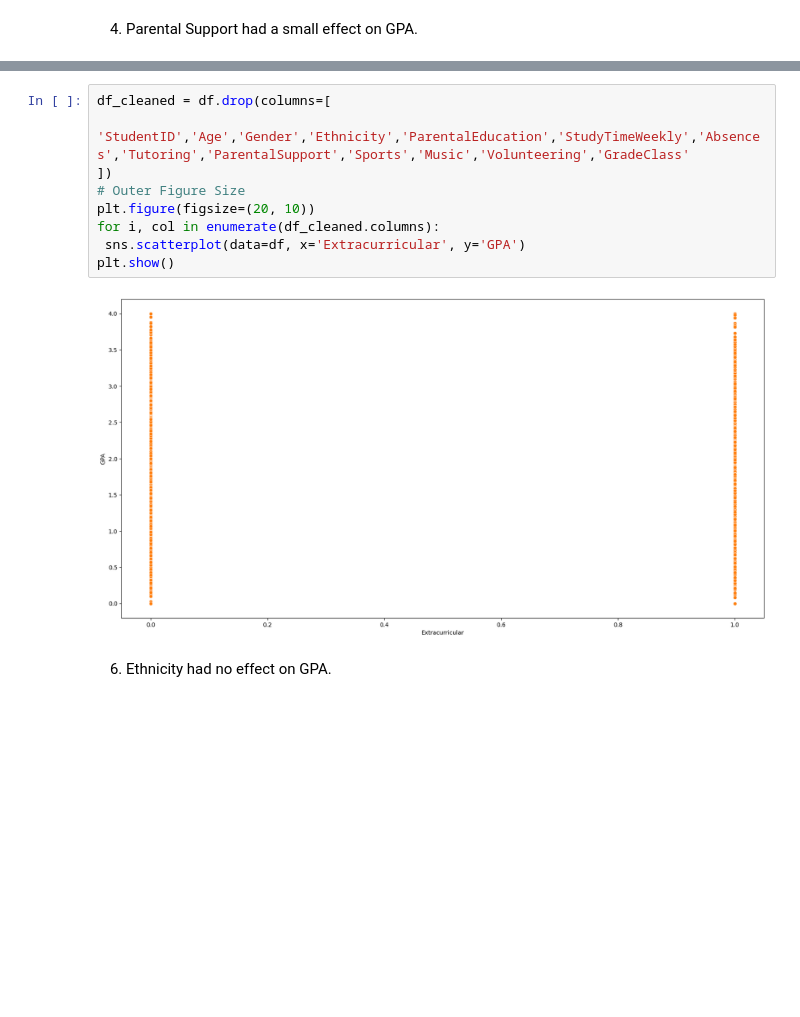
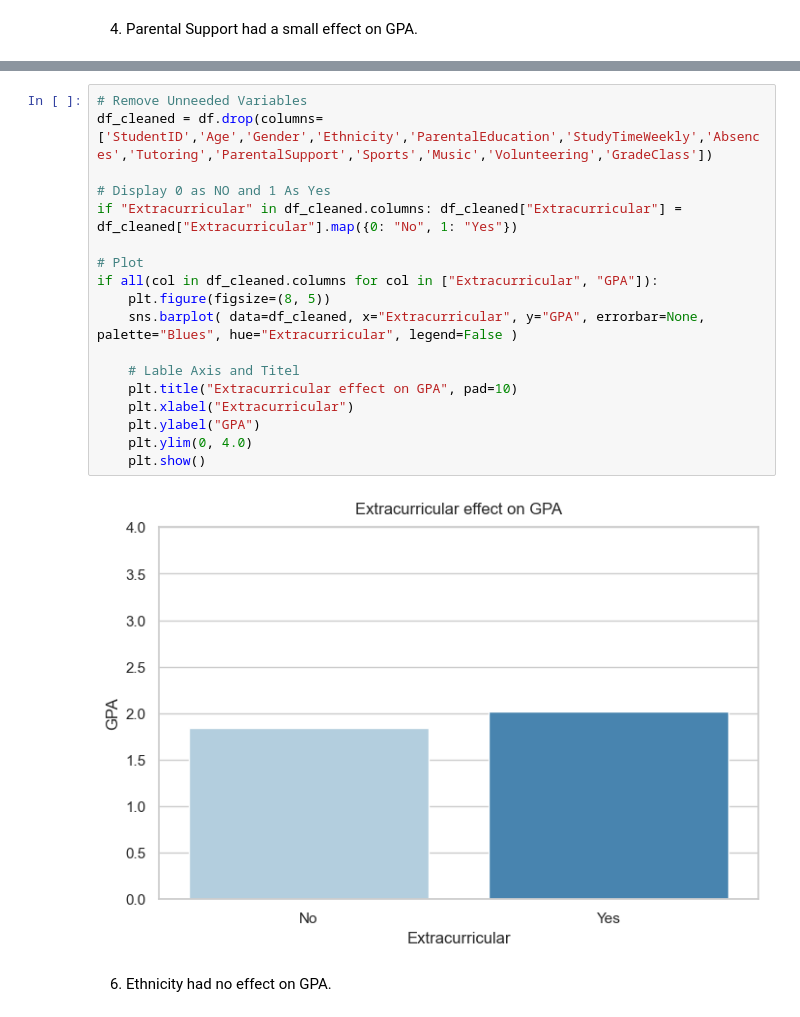
Before and after one commit to BeardedSeal77/MLG382_Guided_Project, a Jupyter notebook: Notebooks/Group T.ipynb, the cells around one changed output, grey strips where cells are left out. Drawn from its saved outputs; the diff is of its cells as text; blank space fills up the shorter version.

```diff
--- a/Notebooks/Group T.ipynb
+++ b/Notebooks/Group T.ipynb
@@ -296,14 +309,23 @@ plt.show()
 # %%
-df_cleaned = df.drop(columns=[
-    'StudentID','Age','Gender','Ethnicity','ParentalEducation','StudyTimeWeekly','Absences','Tutoring','ParentalSupport','Sports','Music','Volunteering','GradeClass'
-])
-# Outer Figure Size
-plt.figure(figsize=(20, 10))
-for i, col in enumerate(df_cleaned.columns):
- sns.scatterplot(data=df, x='Extracurricular', y='GPA')
-plt.show()
+# Remove Unneeded Variables
+df_cleaned = df.drop(columns=['StudentID','Age','Gender','Ethnicity','ParentalEducation','StudyTimeWeekly','Absences','Tutoring','ParentalSupport','Sports','Music','Volunteering','GradeClass'])
+
+# Display 0 as NO and 1 As Yes
+if "Extracurricular" in df_cleaned.columns: df_cleaned["Extracurricular"] = df_cleaned["Extracurricular"].map({0: "No", 1: "Yes"})
+
+# Plot
+if all(col in df_cleaned.columns for col in ["Extracurricular", "GPA"]):
+    plt.figure(figsize=(8, 5))
+    sns.barplot( data=df_cleaned, x="Extracurricular", y="GPA", errorbar=None, palette="Blues", hue="Extracurricular", legend=False )
+
+    # Lable Axis and Titel
+    plt.title("Extracurricular effect on GPA", pad=10)
+    plt.xlabel("Extracurricular")
+    plt.ylabel("GPA")
+    plt.ylim(0, 4.0)
+    plt.show()
 # %% [output]
-[figure, old version]
+[figure, new version]
 # %% [markdown]
 6. Ethnicity had no effect on GPA.
 # %%
```
Also changed, not shown: parts of 17 cells of this notebook, 1 other file.
